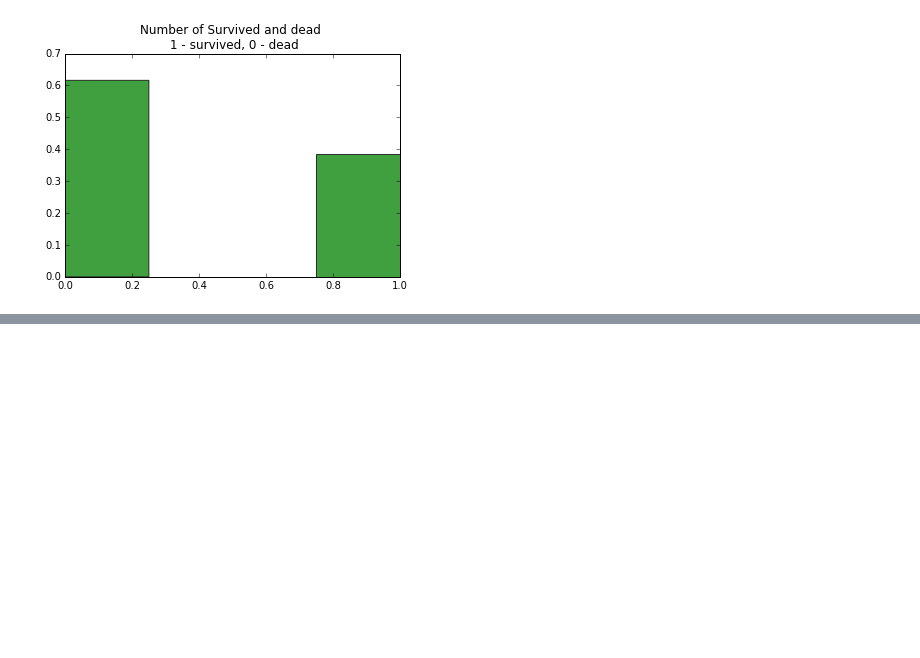
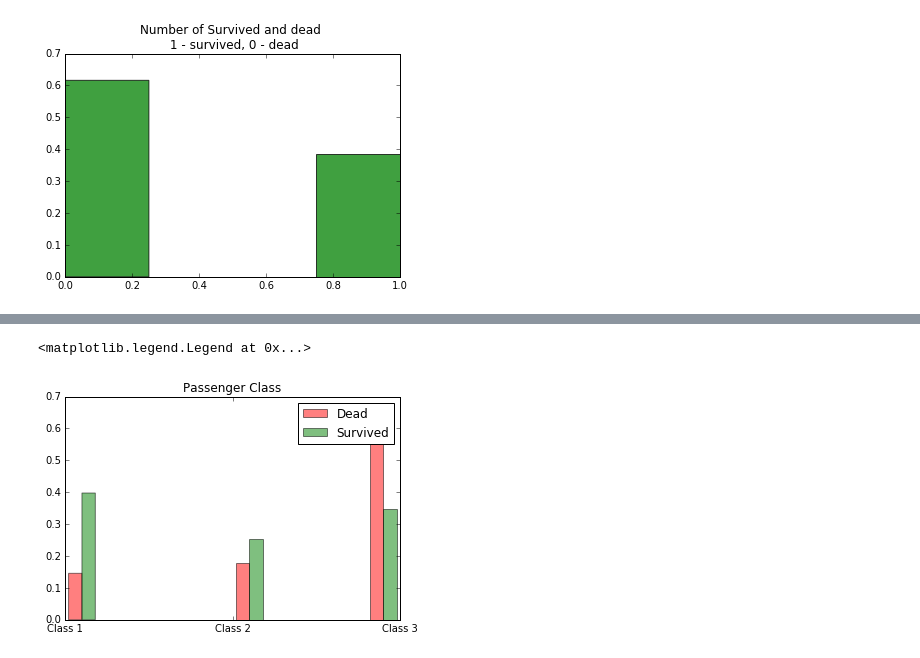
Before and after one commit to Sirorezka/Titanic, a Jupyter notebook: ipynb/graphs.ipynb, the cells around one changed output, grey strips where cells are left out. Cells and saved outputs as stored; diff of their text form; code cells hidden in the pictures; blank space fills up the shorter version.

```diff
--- a/ipynb/graphs.ipynb
+++ b/ipynb/graphs.ipynb
@@ -53,0 +85,29 @@ pl.show()
+# %%
+# passenger class
+X = data[:,2].astype(np.float)
+y_class = data[:,1].astype(np.integer)
+
+X_weights = []
+for d_class in np.unique(y_class):
+    ones_group = np.ones_like(X[y_class==d_class])
+    X_weights.append(ones_group/len(X[y_class==d_class]))
+
+#print (X_weights)
+width = 0.15
+ind = np.arange(len(np.unique(X)))+1
+
+plt.title('Passenger Class')
+plt.hist((X[y_class==0],X[y_class==1]),
+         color=("r","g"),
+         weights= X_weights,
+         alpha=0.5,
+         label = ("Dead","Survived"))
+
+plt.xticks(ind,['Class 1', 'Class 2','Class 3'])
+
+
+#plt.hist(,color="g", alpha=0.5, stacked=True, label = "Survived")
+plt.legend(loc='upper right')
+# %% [output]
+<matplotlib.legend.Legend at 0x...>
+[figure, added]
```
Also changed, not shown: parts of 14 cells of this notebook, 1 other file.
